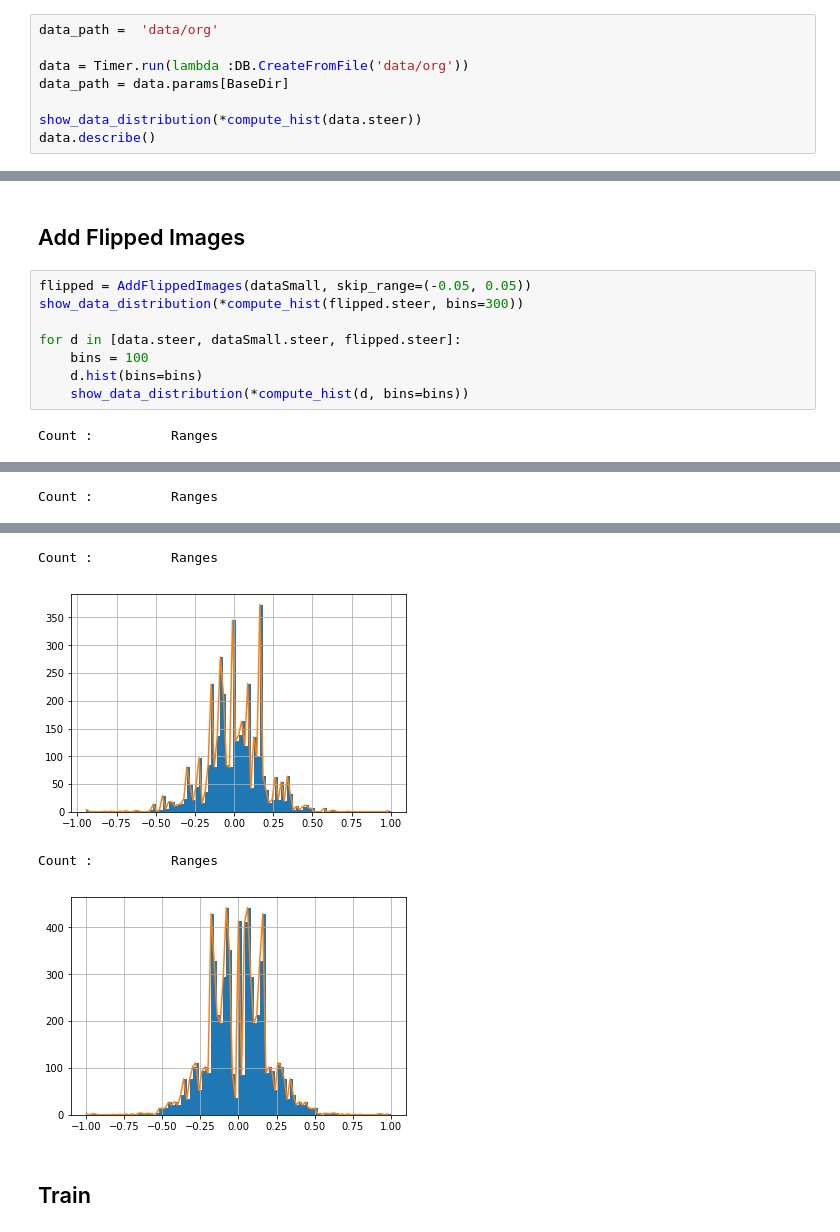
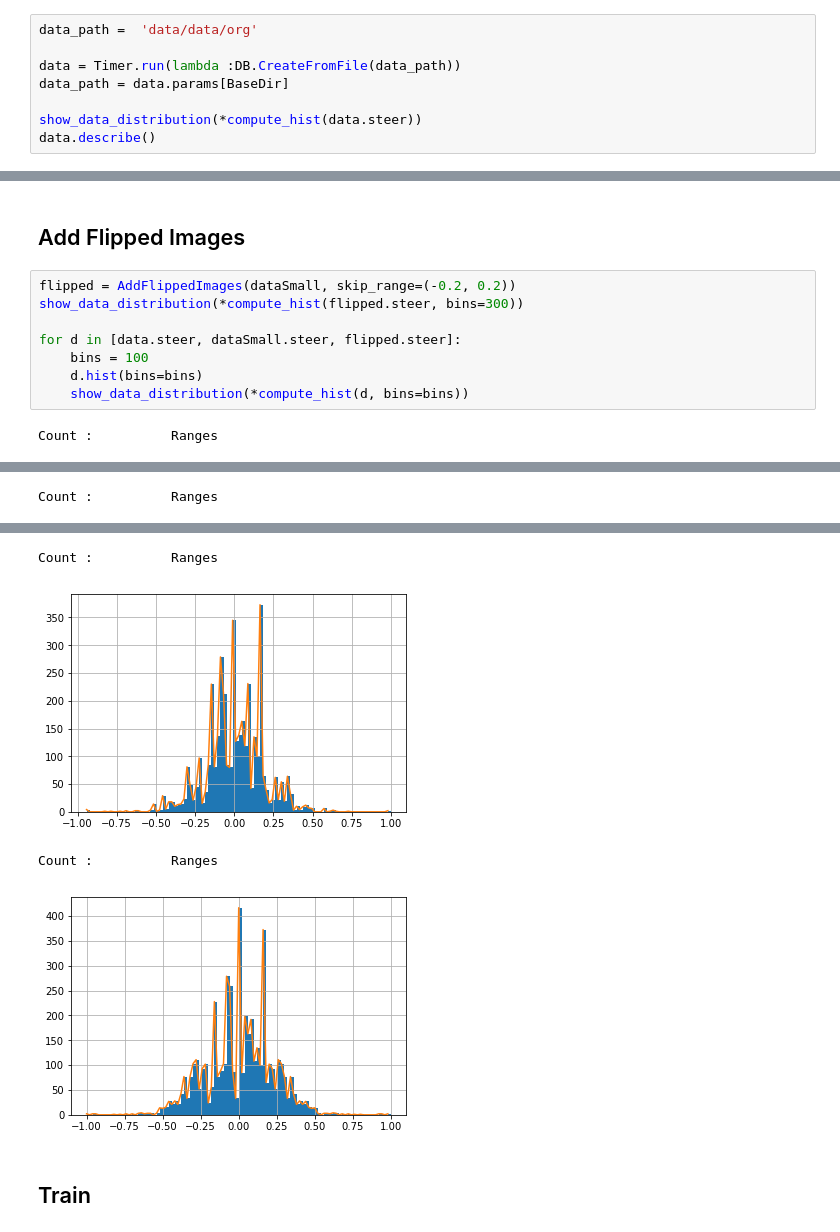
Before and after one commit to jabeerahmed/CarND-Behavioral-Cloning-P3, a Jupyter notebook: tb.ipynb, the cells around one changed output, grey strips where cells are left out. Saved outputs shown, nothing was run; the diff lists cells and outputs as text.

```diff
--- a/tb.ipynb
+++ b/tb.ipynb
@@ -55,9 +55,9 @@ def show_data_distribution(dhist, dbins):
 # %% [markdown]
 ### Data Input
 # %%
-data_path =  'data/org'
+data_path =  'data/data/org'
 
-data = Timer.run(lambda :DB.CreateFromFile('data/org'))
+data = Timer.run(lambda :DB.CreateFromFile(data_path))
 data_path = data.params[BaseDir]
 
 show_data_distribution(*compute_hist(data.steer))
@@ -100,7 +100,7 @@ Count :          Ranges
 # %% [markdown]
 ## Add Flipped Images
 # %%
-flipped = AddFlippedImages(dataSmall, skip_range=(-0.05, 0.05))
+flipped = AddFlippedImages(dataSmall, skip_range=(-0.2, 0.2))
 show_data_distribution(*compute_hist(flipped.steer, bins=300))
 
 for d in [data.steer, dataSmall.steer, flipped.steer]:
@@ -115,7 +115,7 @@ Count :          Ranges
 Count :          Ranges
-[figure, old version]
+[figure, new version]
 Count :          Ranges
-[figure, old version]
+[figure, new version]
 # %% [markdown]
 ## Train
 # %%
```
Also changed, not shown: parts of 4 cells of this notebook.
